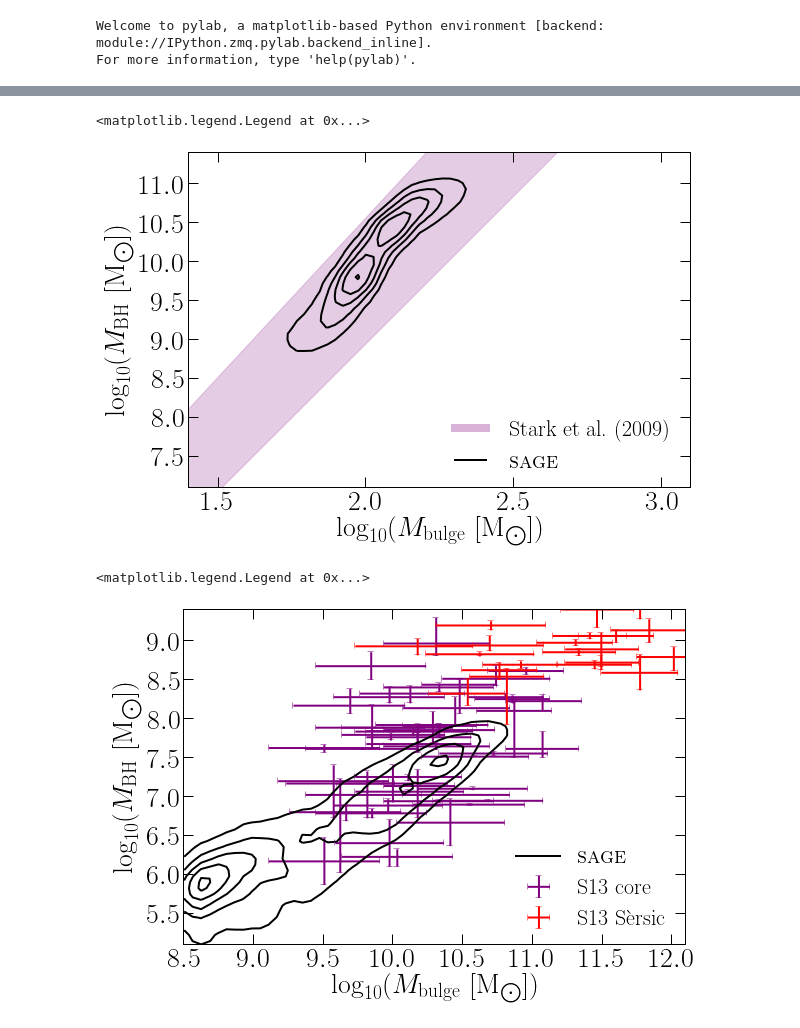
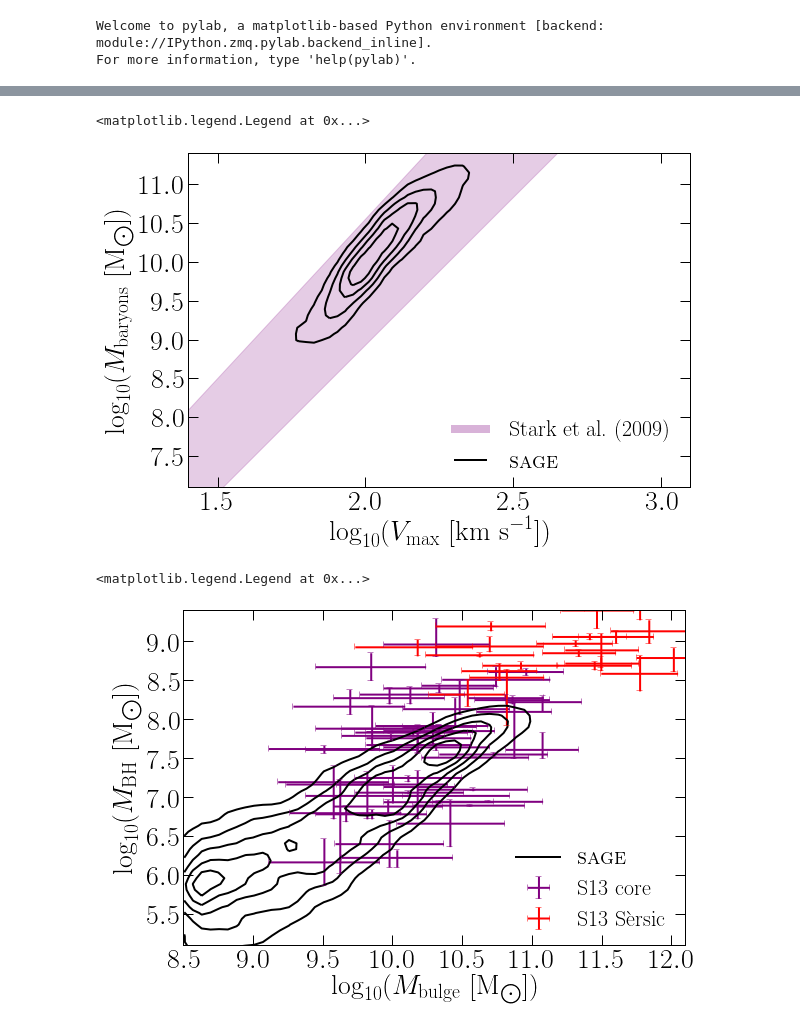
Before and after one commit to darrencroton/sage, a Jupyter notebook: output/SAGE_MM.ipynb, the cells around one changed output, grey strips where cells are left out. Saved outputs shown, nothing was run; the diff lists cells and outputs as text; code cells hidden in the pictures.

```diff
--- a/output/SAGE_MM.ipynb
+++ b/output/SAGE_MM.ipynb
@@ -32,3 +28,6 @@ Lbox = 62.5/h
+# %%
+h = 0.678 # Choose value (default is Planck Collaboration et al. 2015)
+Lbox = 62.5/h # Specific to the Mini Millennium simulation
 # %%
 # Plot stellar mass function
 plt.figure()
@@ -47,31 +46,31 @@ plt.legend(fontsize=fsize-6, loc='best', frameon=False)
 M_filt = (M.Type==0) * (M.StellarMass+M.ColdGas > 0) * (M.BulgeMass > 0.1*M.StellarMass) * (M.BulgeMass < 0.5*M.StellarMass)
 V_rot, M_bary = M.Vmax[M_filt], (M.StellarMass[M_filt]+M.ColdGas[M_filt])*1e10/h
 plt.figure()
-pr.btf_obsdata()
+pr.btf_obsdata(h)
 pr.contour(np.log10(V_rot), np.log10(M_bary), Nbins=50, Nlevels=5)
 plt.axis([1.4, 3.1, 7.1, 11.4])
-plt.xlabel(r'$\log_{10} (M_{\rm bulge}\ [\mathrm{M}_{\bigodot}])$')
-plt.ylabel(r'$\log_{10} (M_{\rm BH}\ [\mathrm{M}_{\bigodot}])$')
+plt.xlabel(r'$\log_{10} (V_{\rm max}\ [\mathrm{km\ s}^{-1}])$')
+plt.ylabel(r'$\log_{10} (M_{\rm baryons}\ [\mathrm{M}_{\bigodot}])$')
 plt.plot([-1,-1], [-1,-2], 'k-', lw=2, label=r'\textsc{sage}') # Just for legend
 plt.legend(fontsize=fsize-6, loc='lower right', frameon=False)
 # %% [output]
 <matplotlib.legend.Legend at 0x...>
-[figure, old version]
+[figure, new version]
 # %%
 # Plot black hole -- bulge mass relation
 M_filt = (M.BlackHoleMass/h > 1e-5) * (M.BulgeMass/h > 10**-1.5)
 M_BH, M_bulge = M.BlackHoleMass[M_filt]*1e10/h, M.BulgeMass[M_filt]*1e10/h
 plt.figure()
-pr.bhbulge_obsdata()
+pr.bhbulge_obsdata(h)
 pr.contour(np.log10(M_bulge), np.log10(M_BH), Nbins=50, Nlevels=5)
 plt.axis([8.5, 12.1, 5.1, 9.4])
 plt.xlabel(r'$\log_{10} (M_{\rm bulge}\ [\mathrm{M}_{\bigodot}])$')
 plt.ylabel(r'$\log_{10} (M_{\rm BH}\ [\mathrm{M}_{\bigodot}])$')
 plt.plot([-1,-1], [-1,-2], 'k-', lw=2, label=r'\textsc{sage}') # Just for legend
 plt.legend(fontsize=fsize-6, loc='best', frameon=False, numpoints=1)
 # %% [output]
 <matplotlib.legend.Legend at 0x...>
-[figure, old version]
+[figure, new version]
 # %%
 # Plot the stellar mass -- gas metallicity relationship
 M_filt = (M.Type==0) * (M.ColdGas > 0) * (M.MetalsColdGas > 0) * (M.StellarMass > 0.01)
```
Also changed, not shown: parts of 5 cells of this notebook, 43 other files.
